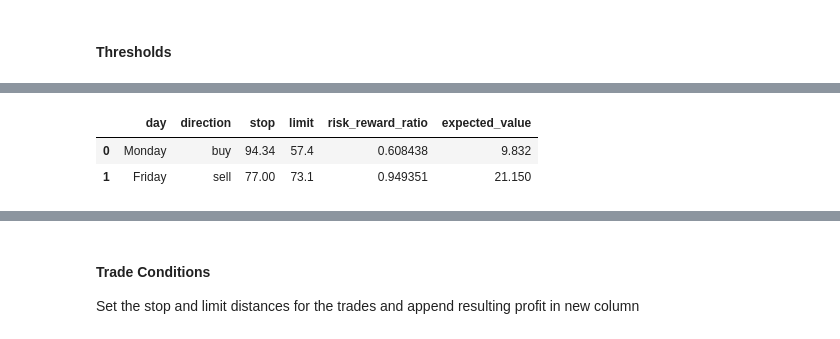
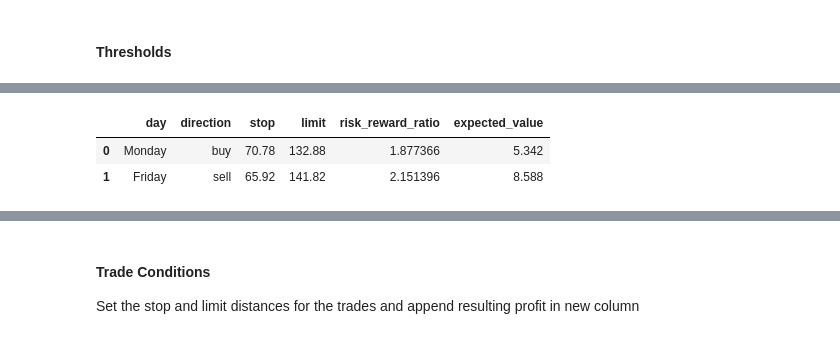
Before and after one commit to generatom/stocks, a Jupyter notebook: stocks.ipynb, the cells around one changed output, grey strips where cells are left out. Cells and saved outputs as stored; diff of their text form; code cells hidden in the pictures.

Commit message:
New prices imported

```diff
--- a/stocks.ipynb
+++ b/stocks.ipynb
@@ -233,10 +233,10 @@ dtype: object
 # %%
-trade = get_trades(prices, stop_quantile=0.8, limit_quantile=0.5)
+trade = get_trades(prices[prices.time > dt.datetime(2020, 1, 1)], stop_quantile=0.7, limit_quantile=0.2)
 trade
 # %% [output]
 |  | day | direction | stop | limit | risk_reward_ratio | expected_value |
-| 0 | Monday | buy | 94.34 | 57.4 | 0.608438 | 9.832 |
-| 1 | Friday | sell | 77.00 | 73.1 | 0.949351 | 21.150 |
+| 0 | Monday | buy | 70.78 | 132.88 | 1.877366 | 5.342 |
+| 1 | Friday | sell | 65.92 | 141.82 | 2.151396 | 8.588 |
 # %%
 api = login()
 pos = api.positions()
```
Also changed, not shown: parts of 17 cells of this notebook, 1 other file.
